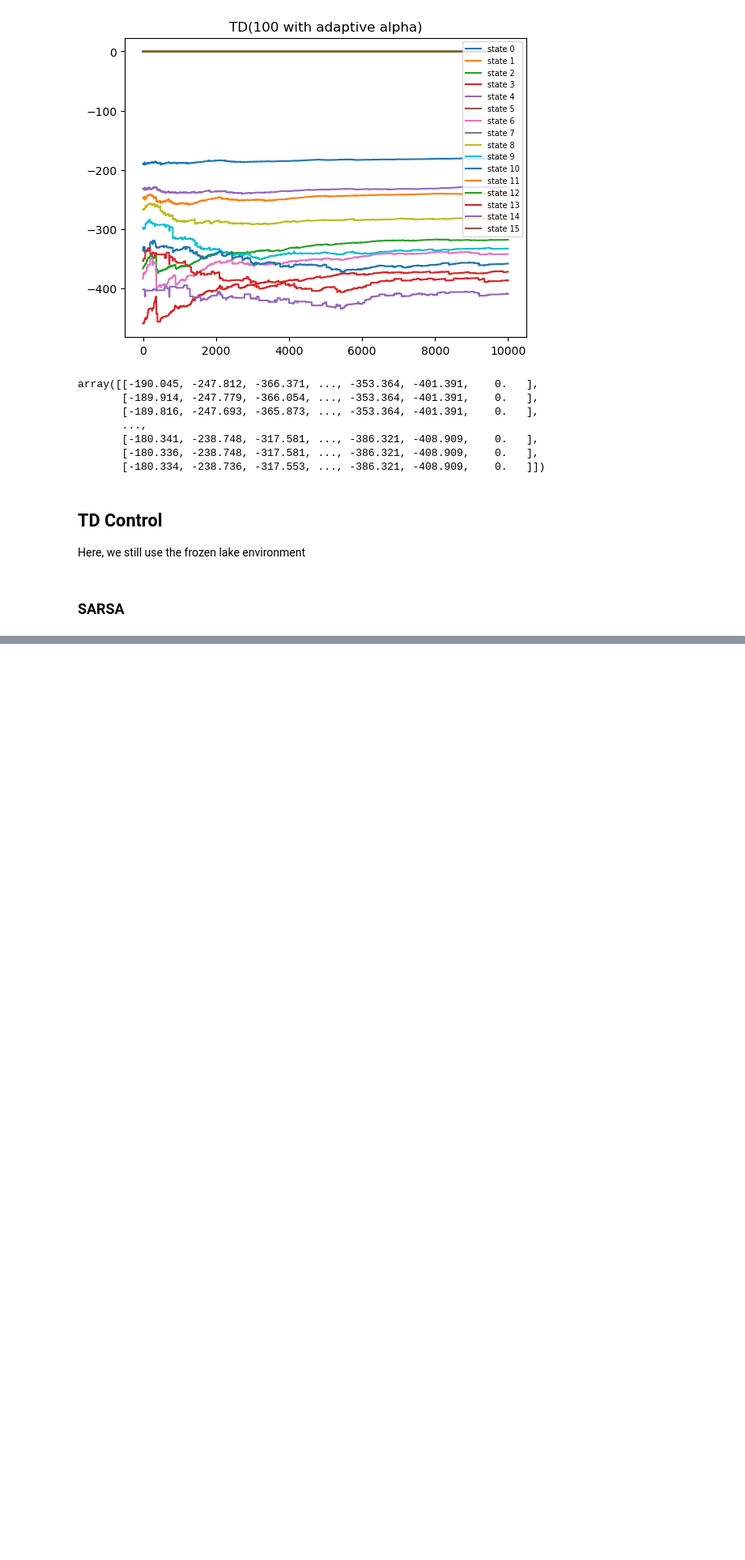
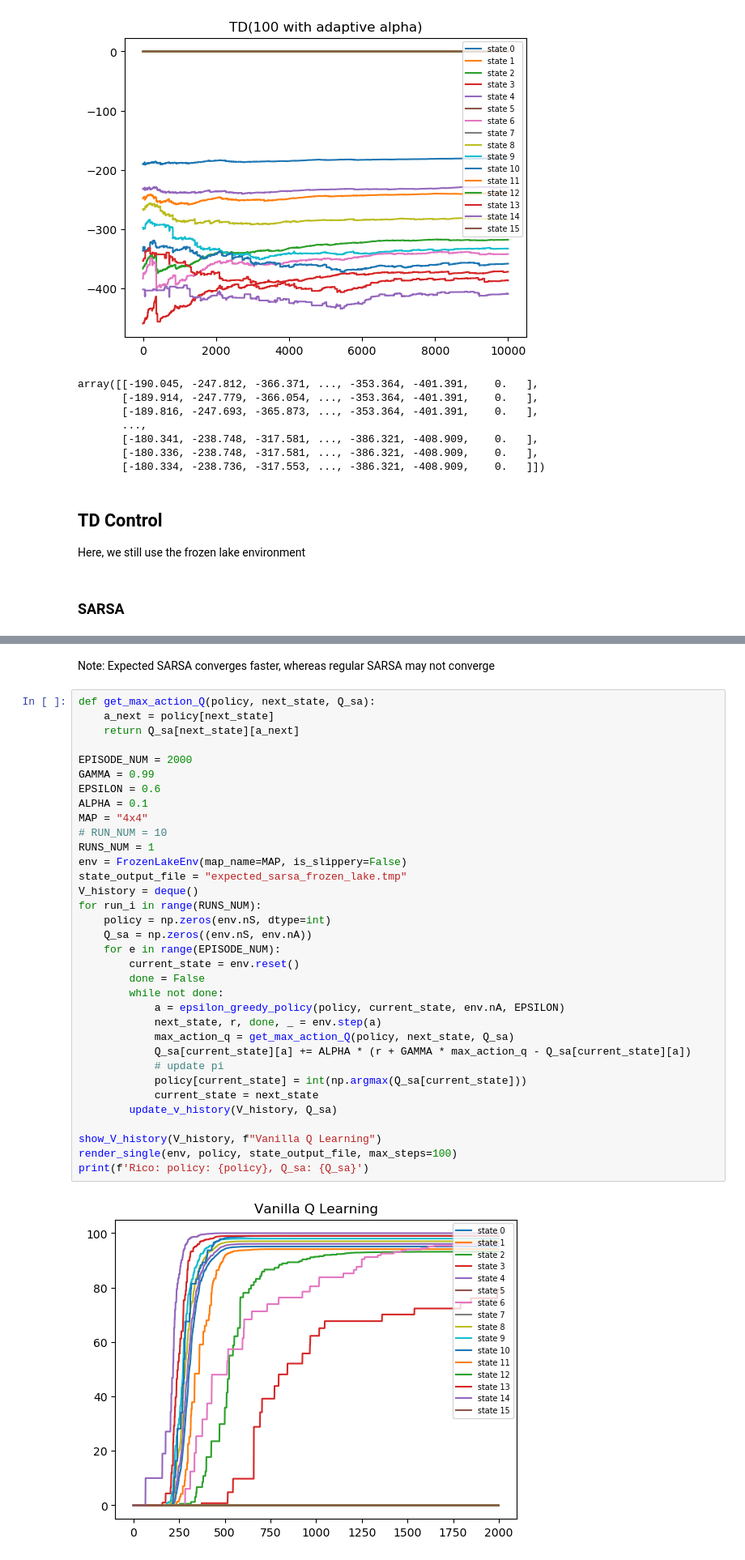
Before and after one commit to RicoJia/JingDian-RL, a Jupyter notebook: 2_frozen_lake_monte_carlo.ipynb, the cells around one changed output, grey strips where cells are left out. Shown at 81% size. Drawn from its saved outputs; the diff is of its cells as text; blank space fills up the shorter version.

```diff
--- a/2_frozen_lake_monte_carlo.ipynb
+++ b/2_frozen_lake_monte_carlo.ipynb
@@ -552,0 +604,38 @@ The agent didn't reach a terminal state in 100 steps.
+# %% [markdown]
+Note: Expected SARSA converges faster, whereas regular SARSA may not converge
+# %%
+def get_max_action_Q(policy, next_state, Q_sa):
+    a_next = policy[next_state]
+    return Q_sa[next_state][a_next]
+
+EPISODE_NUM = 2000
+GAMMA = 0.99
+EPSILON = 0.6
+ALPHA = 0.1
+MAP = "4x4"
+# RUN_NUM = 10
+RUNS_NUM = 1
+env = FrozenLakeEnv(map_name=MAP, is_slippery=False)
+state_output_file = "expected_sarsa_frozen_lake.tmp"
+V_history = deque()
+for run_i in range(RUNS_NUM):
+    policy = np.zeros(env.nS, dtype=int)
+    Q_sa = np.zeros((env.nS, env.nA))
+    for e in range(EPISODE_NUM):
+        current_state = env.reset()
+        done = False
+        while not done:
+            a = epsilon_greedy_policy(policy, current_state, env.nA, EPSILON)
+            next_state, r, done, _ = env.step(a)
+            max_action_q = get_max_action_Q(policy, next_state, Q_sa)
+            Q_sa[current_state][a] += ALPHA * (r + GAMMA * max_action_q - Q_sa[current_state][a])
+            # update pi
+            policy[current_state] = int(np.argmax(Q_sa[current_state]))
+            current_state = next_state
+        update_v_history(V_history, Q_sa)
+
+show_V_history(V_history, f"Vanilla Q Learning")
+render_single(env, policy, state_output_file, max_steps=100)
+print(f'Rico: policy: {policy}, Q_sa: {Q_sa}')
+# %% [output]
+[figure, added]
```
Also changed, not shown: parts of 7 cells of this notebook, 1 other file.
